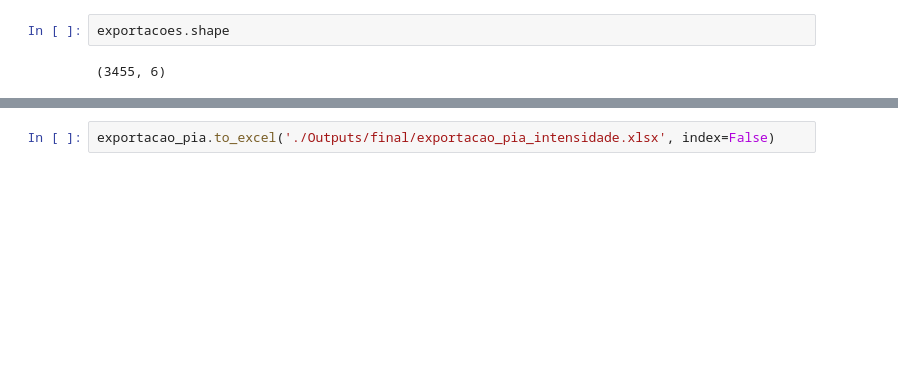
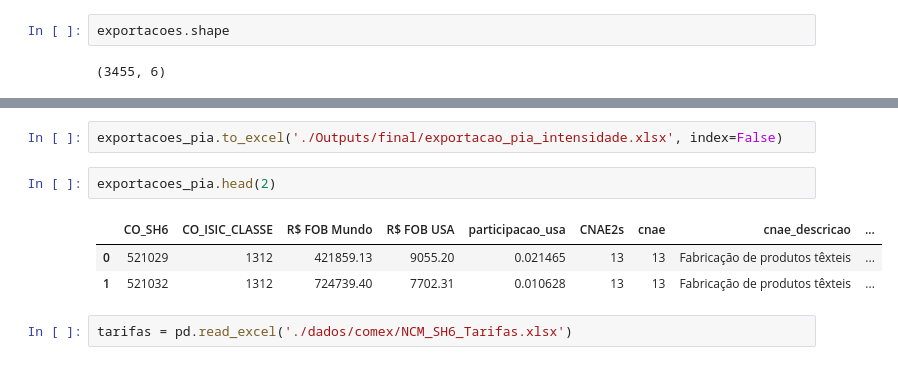
Before and after one commit to amiltonmendes/analise_insumo_produto, a Jupyter notebook: Priorização Setores.ipynb, the cells around one changed output, grey strips where cells are left out. Drawn from its saved outputs; the diff is of its cells as text; blank space fills up the shorter version.

```diff
--- a/Priorização Setores.ipynb
+++ b/Priorização Setores.ipynb
@@ -447,4 +404,12 @@ exportacao_pia.shape
 # %% [output]
 (3222, 11)
 # %%
-exportacao_pia.to_excel('./Outputs/final/exportacao_pia_intensidade.xlsx', index=False)
+exportacoes_pia.to_excel('./Outputs/final/exportacao_pia_intensidade.xlsx', index=False)
+# %%
+exportacoes_pia.head(2)
+# %% [output]
+|  | CO_SH6 | CO_ISIC_CLASSE | R$ FOB Mundo | R$ FOB USA | participacao_usa | CNAE2s | cnae | cnae_descricao | ... |
+| 0 | 521029 | 1312 | 421859.13 | 9055.20 | 0.021465 | 13 | 13 | Fabricação de produtos têxteis | ... |
+| 1 | 521032 | 1312 | 724739.40 | 7702.31 | 0.010628 | 13 | 13 | Fabricação de produtos têxteis | ... |
+# %%
+tarifas = pd.read_excel('./dados/comex/NCM_SH6_Tarifas.xlsx')
```
Also changed, not shown: parts of 27 cells of this notebook, 2 other files.
